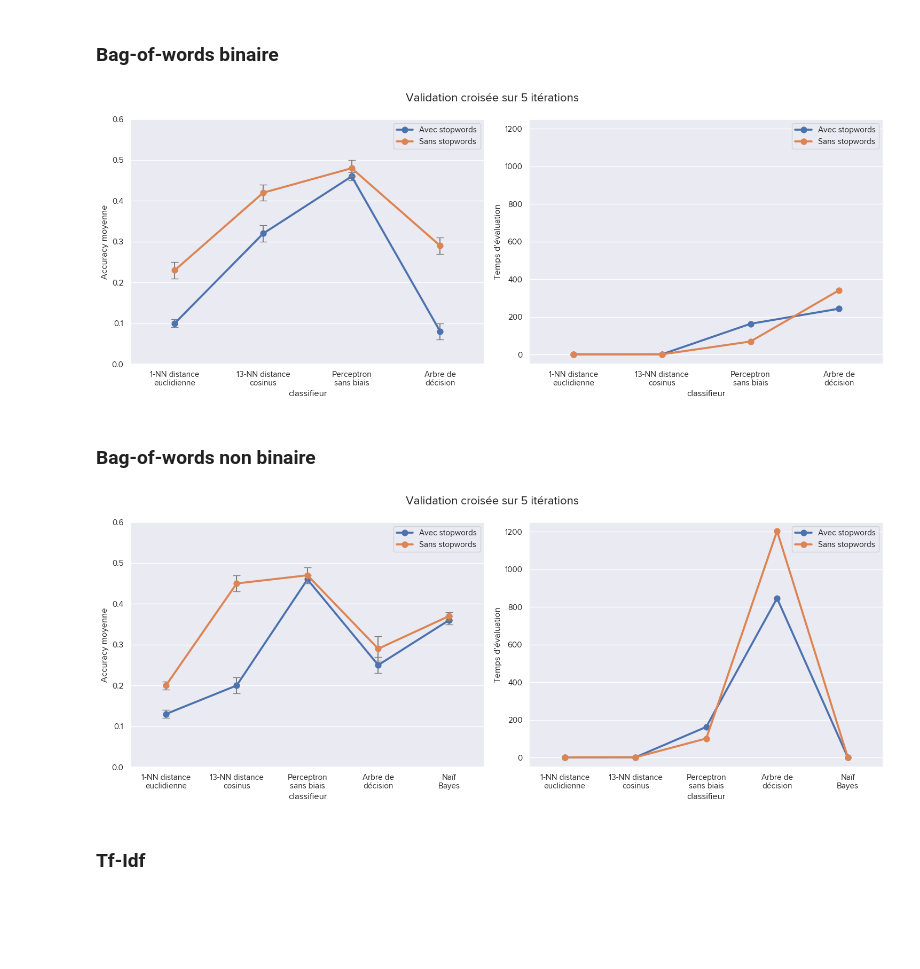
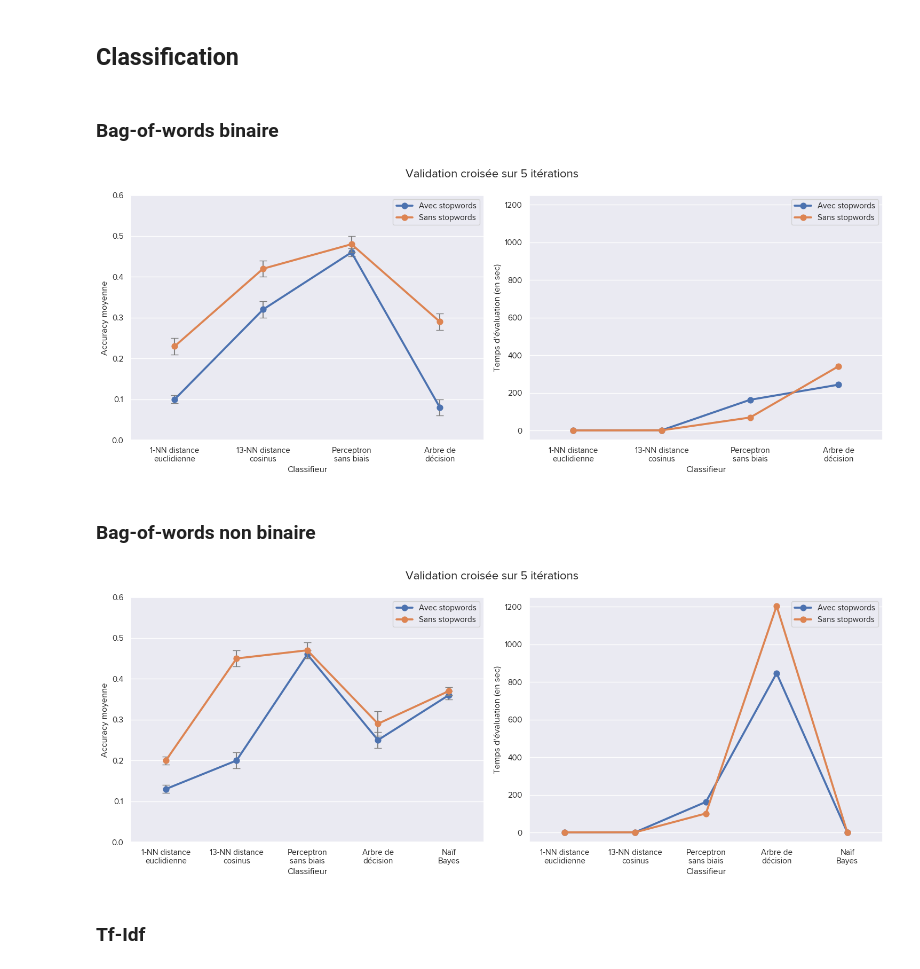
Before and after one commit to BshKatrin/SDD-miniprojet, a Jupyter notebook: miniprojet/extra_plot.ipynb, the cells around one changed output. Saved outputs shown, nothing was run; the diff lists cells and outputs as text; code cells hidden in the pictures; blank space fills up the shorter version.

```diff
--- a/miniprojet/extra_plot.ipynb
+++ b/miniprojet/extra_plot.ipynb
@@ -9,39 +44,41 @@ plt.rcParams['font.family'] = 'Proxima Nova'
+# %% [markdown]
+## Classification
 # %% [markdown]
 ### Bag-of-words binaire
 # %%
 classifiers = ["1-NN distance\neuclidienne", "13-NN distance\ncosinus", "Perceptron\nsans biais", "Arbre de\ndécision"]
 data_sw=pd.DataFrame(data={"mean":[0.10, 0.32, 0.46, 0.08],
                            "std":[0.01, 0.02, 0.01, 0.02],
                            "time":[1.76, 2.28, 163.91, 244.05],
-                           "classifieur":classifiers})
+                           "Classifieur":classifiers})
 data_no_sw=pd.DataFrame(data={"mean":[0.23, 0.42, 0.48, 0.29],
                               "std":[0.02, 0.02, 0.02, 0.02],
                               "time":[1.13, 1.72, 69.88, 341.74],
-                              "classifieur":classifiers})
+                              "Classifieur":classifiers})
 fig, (ax1, ax2) = plt.subplots(1, 2, figsize=(15, 6))
 
 ax1.errorbar(x=range(len(data_sw)), y=data_sw["mean"], yerr=data_sw['std'], fmt='none', capsize=5, color="gray")
-sns.pointplot(data=data_sw, x="classifieur", y="mean", label="Avec stopwords", ax=ax1)
+sns.pointplot(data=data_sw, x="Classifieur", y="mean", label="Avec stopwords", ax=ax1)
 
 ax1.errorbar(x=range(len(data_no_sw)), y=data_no_sw["mean"], yerr=data_no_sw['std'], fmt='none', capsize=5, color="gray")
-sns.pointplot(data=data_no_sw, x="classifieur", y="mean", label="Sans stopwords", ax=ax1)
+sns.pointplot(data=data_no_sw, x="Classifieur", y="mean", label="Sans stopwords", ax=ax1)
 
 ax1.set_ylim(0., 0.6)
 ax1.set_ylabel("Accuracy moyenne")
 
-sns.pointplot(data=data_sw, x="classifieur", y="time", label="Avec stopwords", ax=ax2)
-sns.pointplot(data=data_no_sw, x="classifieur", y="time", label="Sans stopwords", ax=ax2)
+sns.pointplot(data=data_sw, x="Classifieur", y="time", label="Avec stopwords", ax=ax2)
+sns.pointplot(data=data_no_sw, x="Classifieur", y="time", label="Sans stopwords", ax=ax2)
 
-ax2.set_ylabel("Temps d'évaluation")
+ax2.set_ylabel("Temps d'évaluation (en sec)")
 ax2.set_ylim(-50, 1250)
 
 fig.suptitle("Validation croisée sur 5 itérations", fontsize=16)
 plt.tight_layout()
 plt.legend()
 
-fig.savefig("images/bow_bin_eval", dpi=150,  bbox_inches='tight')
+fig.savefig("images/bow_bin_eval.svg", dpi=150,  bbox_inches='tight', format="svg")
 # %% [output]
-[figure, old version]
+[figure, new version]
 # %% [markdown]
 ### Bag-of-words non binaire
 # %%
@@ -49,36 +86,36 @@ classifiers = ["1-NN distance\neuclidienne", "13-NN distance\ncosinus", "Percept
 data_sw=pd.DataFrame(data={"mean":[0.13, 0.20, 0.46, 0.25, 0.36],
                            "std":[0.01, 0.02, 0.01, 0.02, 0.01],
                            "time":[1.72, 2.25, 163.30, 846.61, 1.26],
-                           "classifieur":classifiers})
+                           "Classifieur":classifiers})
 data_no_sw=pd.DataFrame(data={"mean":[0.20, 0.45, 0.47, 0.29, 0.37],
                               "std":[0.01, 0.02, 0.02, 0.03, 0.01],
                               "time":[1.61, 1.97, 101.80, 1203.66, 1.16],
-                              "classifieur":classifiers})
+                              "Classifieur":classifiers})
 
 fig, (ax1, ax2) = plt.subplots(1, 2, figsize=(15, 6))
 
 ax1.errorbar(x=range(len(data_sw)), y=data_sw["mean"], yerr=data_sw['std'], fmt='none', capsize=5, color="gray")
-sns.pointplot(data=data_sw, x="classifieur", y="mean", label="Avec stopwords", ax=ax1)
+sns.pointplot(data=data_sw, x="Classifieur", y="mean", label="Avec stopwords", ax=ax1)
 
 ax1.errorbar(x=range(len(data_no_sw)), y=data_no_sw["mean"], yerr=data_no_sw['std'], fmt='none', capsize=5, color="gray")
-sns.pointplot(data=data_no_sw, x="classifieur", y="mean", label="Sans stopwords", ax=ax1)
+sns.pointplot(data=data_no_sw, x="Classifieur", y="mean", label="Sans stopwords", ax=ax1)
 
 ax1.set_ylim(0., 0.6)
 ax1.set_ylabel("Accuracy moyenne")
 
-sns.pointplot(data=data_sw, x="classifieur", y="time", label="Avec stopwords", ax=ax2)
-sns.pointplot(data=data_no_sw, x="classifieur", y="time", label="Sans stopwords", ax=ax2)
+sns.pointplot(data=data_sw, x="Classifieur", y="time", label="Avec stopwords", ax=ax2)
+sns.pointplot(data=data_no_sw, x="Classifieur", y="time", label="Sans stopwords", ax=ax2)
 
-ax2.set_ylabel("Temps d'évaluation")
+ax2.set_ylabel("Temps d'évaluation (en sec)")
 ax2.set_ylim(-50, 1250)
 
 fig.suptitle("Validation croisée sur 5 itérations", fontsize=16)
 plt.tight_layout()
 plt.legend()
 
-fig.savefig("images/bow_non_bin_eval", dpi=150,  bbox_inches='tight')
+fig.savefig("images/bow_non_bin_eval.svg", dpi=150,  bbox_inches='tight', format="svg")
 # %% [output]
-[figure, old version]
+[figure, new version]
 # %% [markdown]
 ### Tf-Idf
 # %%
```
Also changed, not shown: parts of 19 cells of this notebook, 3 other files.
